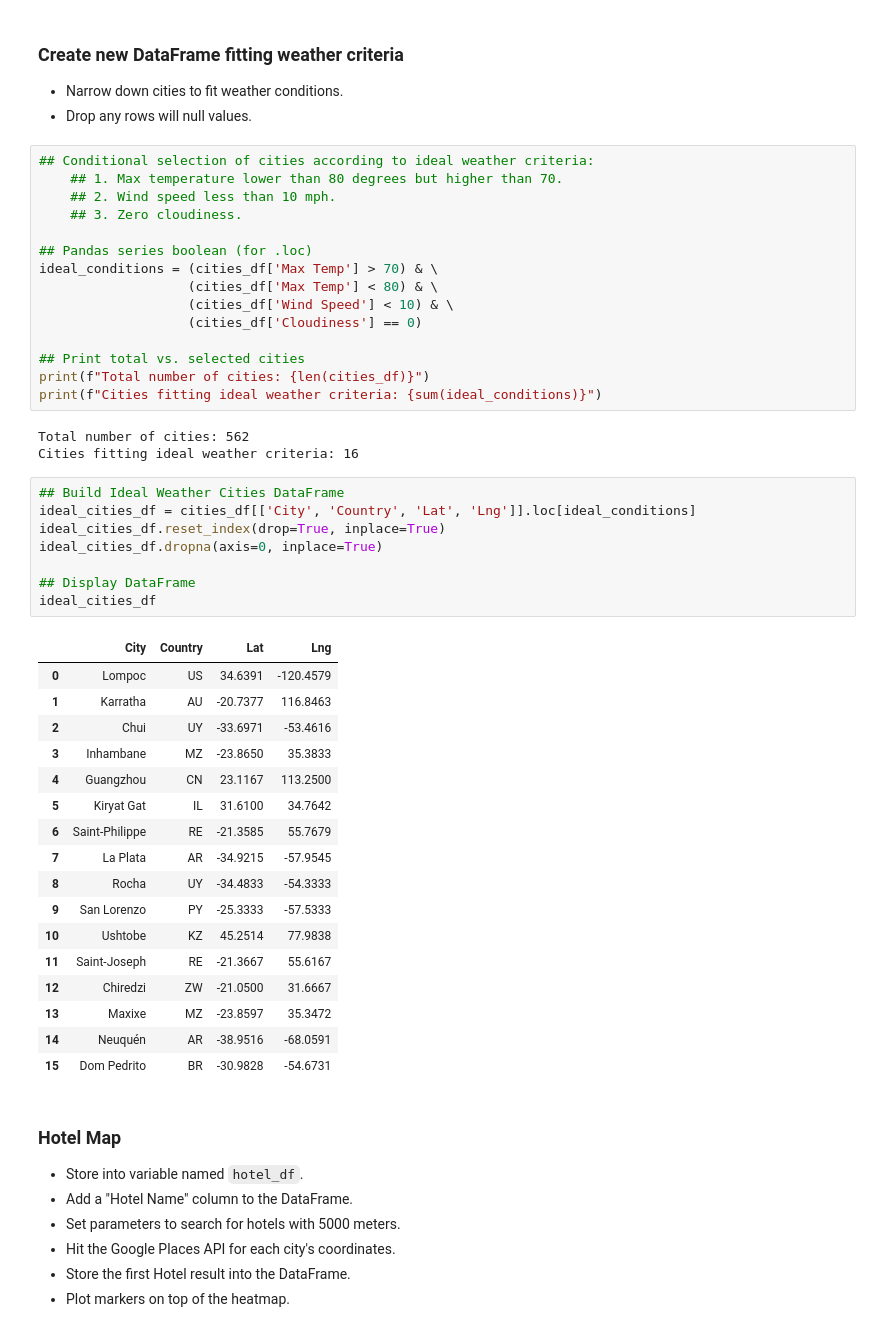
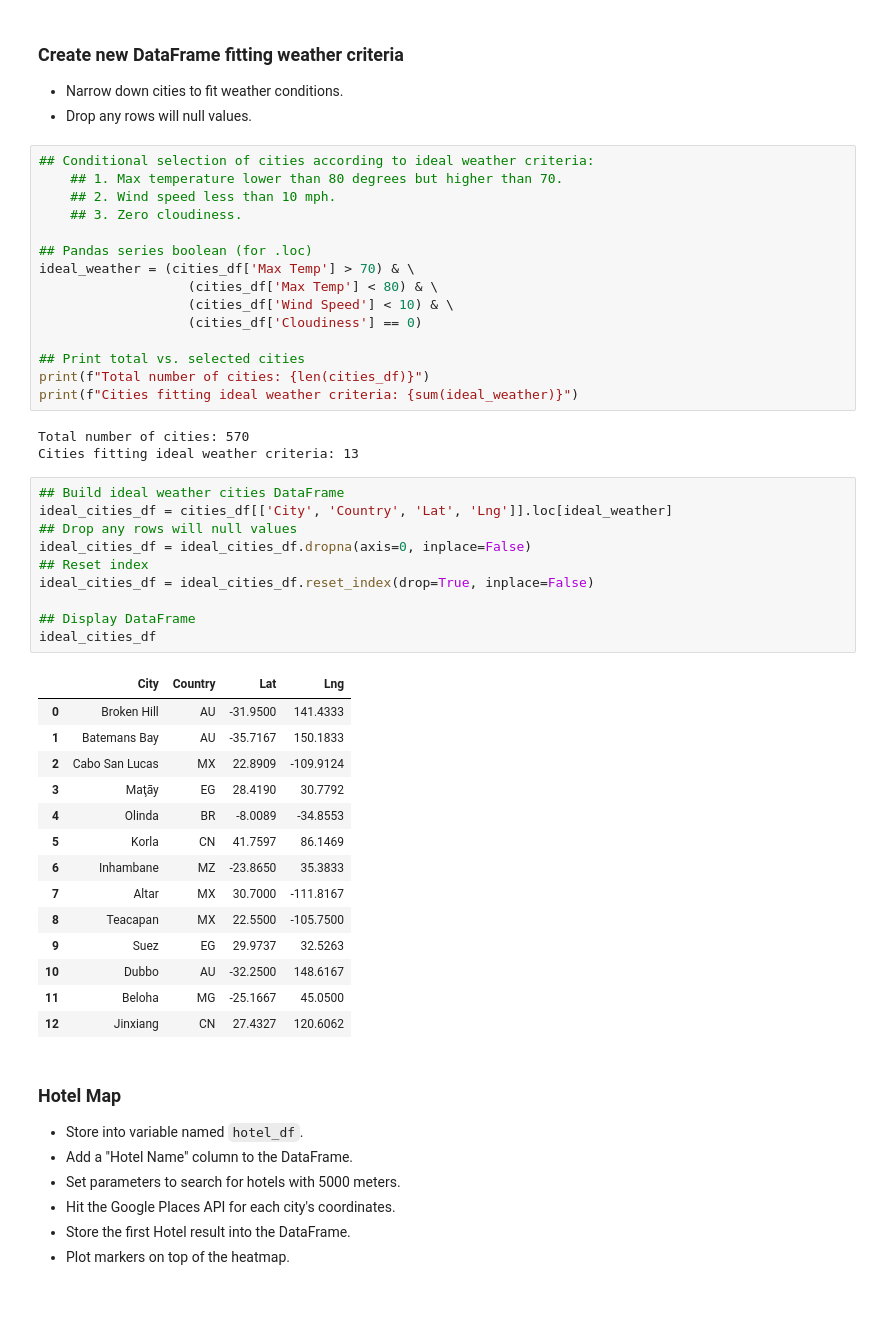
Before and after one commit to rperezme-data/DAB_H06_Python-API-challenge, a Jupyter notebook: VacationPy/VacationPy.ipynb, the cells around one changed output. Saved outputs shown, nothing was run; the diff lists cells and outputs as text; blank space fills up the shorter version.

```diff
--- a/VacationPy/VacationPy.ipynb
+++ b/VacationPy/VacationPy.ipynb
@@ -67,43 +67,42 @@ fig
     ## 3. Zero cloudiness.
 
 ## Pandas series boolean (for .loc)
-ideal_conditions = (cities_df['Max Temp'] > 70) & \
+ideal_weather = (cities_df['Max Temp'] > 70) & \
                    (cities_df['Max Temp'] < 80) & \
                    (cities_df['Wind Speed'] < 10) & \
                    (cities_df['Cloudiness'] == 0)
 
 ## Print total vs. selected cities
 print(f"Total number of cities: {len(cities_df)}")
-print(f"Cities fitting ideal weather criteria: {sum(ideal_conditions)}")
+print(f"Cities fitting ideal weather criteria: {sum(ideal_weather)}")
 # %% [output]
-Total number of cities: 562
-Cities fitting ideal weather criteria: 16
+Total number of cities: 570
+Cities fitting ideal weather criteria: 13
 # %%
-## Build Ideal Weather Cities DataFrame
-ideal_cities_df = cities_df[['City', 'Country', 'Lat', 'Lng']].loc[ideal_conditions]
-ideal_cities_df.reset_index(drop=True, inplace=True)
-ideal_cities_df.dropna(axis=0, inplace=True)
+## Build ideal weather cities DataFrame
+ideal_cities_df = cities_df[['City', 'Country', 'Lat', 'Lng']].loc[ideal_weather]
+## Drop any rows will null values
+ideal_cities_df = ideal_cities_df.dropna(axis=0, inplace=False)
+## Reset index
+ideal_cities_df = ideal_cities_df.reset_index(drop=True, inplace=False)
 
 ## Display DataFrame
 ideal_cities_df
 # %% [output]
 |  | City | Country | Lat | Lng |
-| 0 | Lompoc | US | 34.6391 | -120.4579 |
-| 1 | Karratha | AU | -20.7377 | 116.8463 |
-| 2 | Chui | UY | -33.6971 | -53.4616 |
-| 3 | Inhambane | MZ | -23.8650 | 35.3833 |
-| 4 | Guangzhou | CN | 23.1167 | 113.2500 |
-| 5 | Kiryat Gat | IL | 31.6100 | 34.7642 |
-| 6 | Saint-Philippe | RE | -21.3585 | 55.7679 |
-| 7 | La Plata | AR | -34.9215 | -57.9545 |
-| 8 | Rocha | UY | -34.4833 | -54.3333 |
-| 9 | San Lorenzo | PY | -25.3333 | -57.5333 |
-| 10 | Ushtobe | KZ | 45.2514 | 77.9838 |
-| 11 | Saint-Joseph | RE | -21.3667 | 55.6167 |
-| 12 | Chiredzi | ZW | -21.0500 | 31.6667 |
-| 13 | Maxixe | MZ | -23.8597 | 35.3472 |
-| 14 | Neuquén | AR | -38.9516 | -68.0591 |
-| 15 | Dom Pedrito | BR | -30.9828 | -54.6731 |
+| 0 | Broken Hill | AU | -31.9500 | 141.4333 |
+| 1 | Batemans Bay | AU | -35.7167 | 150.1833 |
+| 2 | Cabo San Lucas | MX | 22.8909 | -109.9124 |
+| 3 | Maţāy | EG | 28.4190 | 30.7792 |
+| 4 | Olinda | BR | -8.0089 | -34.8553 |
+| 5 | Korla | CN | 41.7597 | 86.1469 |
+| 6 | Inhambane | MZ | -23.8650 | 35.3833 |
+| 7 | Altar | MX | 30.7000 | -111.8167 |
+| 8 | Teacapan | MX | 22.5500 | -105.7500 |
+| 9 | Suez | EG | 29.9737 | 32.5263 |
+| 10 | Dubbo | AU | -32.2500 | 148.6167 |
+| 11 | Beloha | MG | -25.1667 | 45.0500 |
+| 12 | Jinxiang | CN | 27.4327 | 120.6062 |
 # %% [markdown]
 ### Hotel Map
 * Store into variable named `hotel_df`.
```
Also changed, not shown: parts of 3 cells of this notebook, 22 other files.
